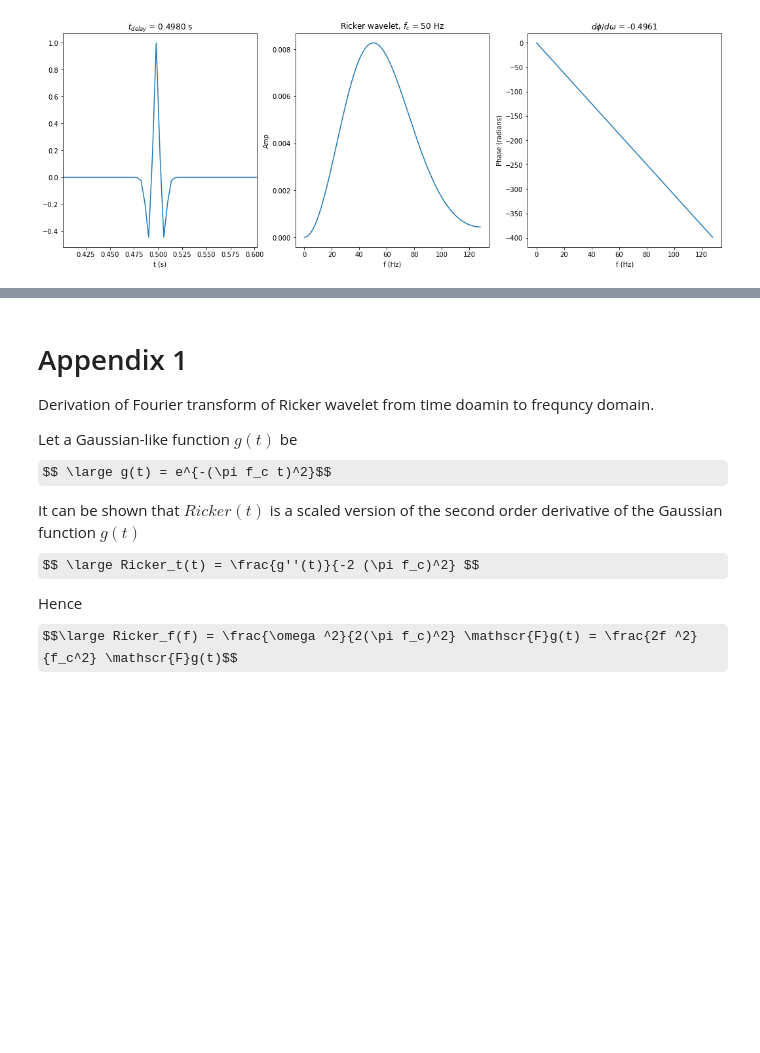
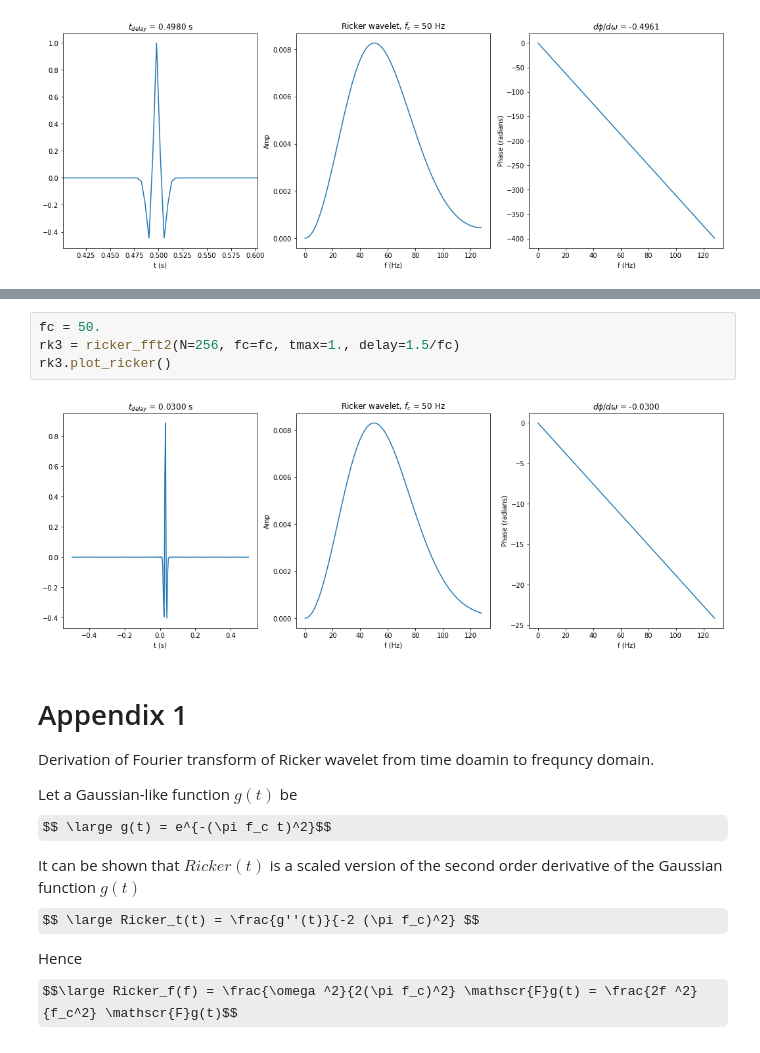
Before and after one commit to wyzhang120/Basics, a Jupyter notebook: RickerFFT.ipynb, the cells around one changed output, grey strips where cells are left out. Saved outputs shown, nothing was run; the diff lists cells and outputs as text; some formulas as TeX source; blank space fills up the shorter version.

```diff
--- a/RickerFFT.ipynb
+++ b/RickerFFT.ipynb
@@ -162,3 +238,9 @@ rk1.plot_ricker()
+# %%
+fc = 50.
+rk3 = ricker_fft2(N=256, fc=fc, tmax=1., delay=1.5/fc)
+rk3.plot_ricker()
+# %% [output]
+[figure, added]
 # %% [markdown]
 # Appendix 1
 Derivation of Fourier transform of Ricker wavelet from time doamin to frequncy domain.
```
Also changed, not shown: parts of 3 cells of this notebook, 1 other file.
